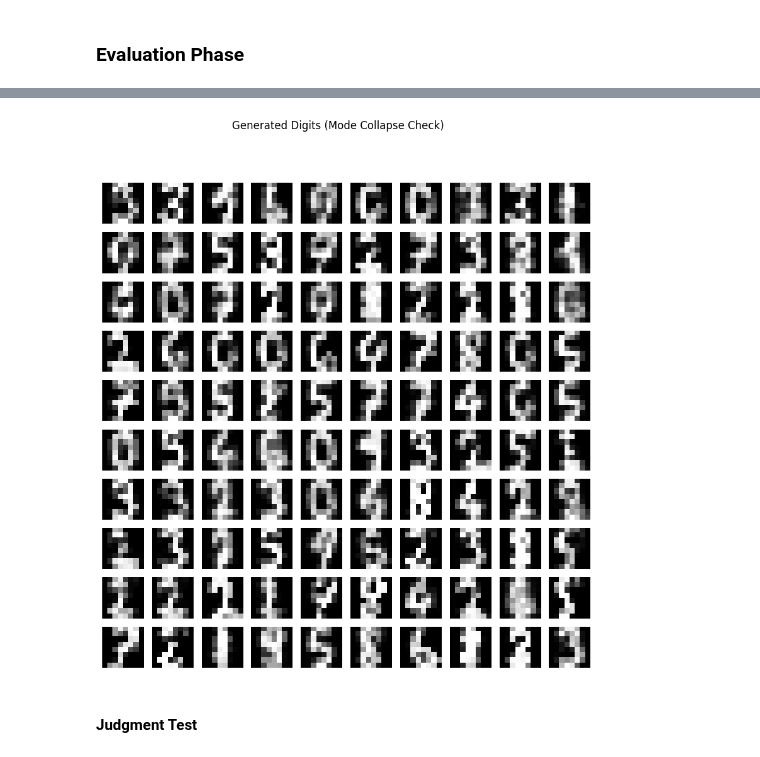
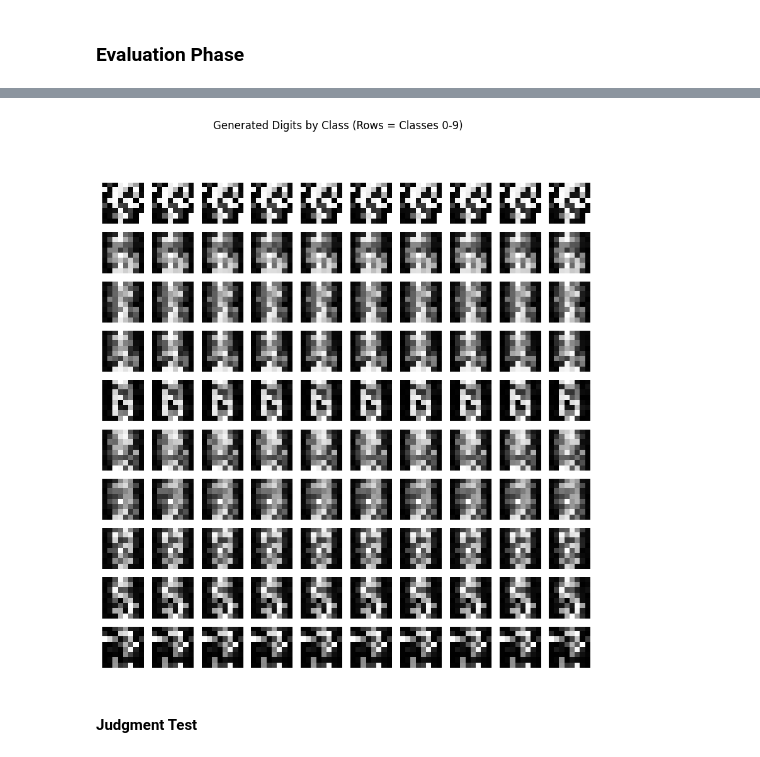
Before and after one commit to DevArtech/csc-4631-final-project, a Jupyter notebook: Quantum GAN.ipynb, the cells around one changed output, grey strips where cells are left out. Cells and saved outputs as stored; diff of their text form; code cells hidden in the pictures.

```diff
--- a/Quantum GAN.ipynb
+++ b/Quantum GAN.ipynb
@@ -66,6 +66,9 @@ print(optical_recognition_of_handwritten_digits.variables)
 
 [65 rows x 7 columns]
 # %%
+# Number of digit classes (0-9)
+num_classes = 10
+
 # Convert features to numpy, then to tensor
 X = X.to_numpy(dtype=float)  # shape (n_samples, 64)
 n_samples = X.shape[0]
@@ -77,8 +80,15 @@ X = X * 2 - 1  # [-1, 1]
 # Reshape
 X = X.reshape(n_samples, 1, 8, 8)  # (samples, channel, height, width)
 
-# Make a PyTorch dataset
+# Convert labels to numpy and create one-hot encoding
+y_numpy = y.to_numpy(dtype=int).flatten()  # shape (n_samples,)
+y_one_hot = np.eye(num_classes)[y_numpy]  # shape (n_samples, num_classes)
+
+# Make PyTorch tensors
 tensor_X = torch.tensor(X, dtype=torch.float32)
+tensor_y = torch.tensor(y_one_hot, dtype=torch.float32)
+
 print(f"Dataset loaded: {n_samples} samples, shape {X.shape}")
+print(f"Labels shape: {tensor_y.shape}, num_classes: {num_classes}")
 # %% [output]
 Dataset loaded: 5620 samples, shape (5620, 1, 8, 8)
@@ -129,11 +149,11 @@ img_shape = (1, 8, 8)
 device = torch.device("cpu")
 print(f"Using device: {device}")
 
-# Instantiate models
-gen = PatchQuantumGenerator(n_generators, n_qubits, q_depth, n_a_qubits).to(device)
-disc = Discriminator(image_size).to(device)
+# Instantiate conditional models
+gen = PatchQuantumGenerator(n_generators, n_qubits, q_depth, n_a_qubits, num_classes=num_classes).to(device)
+disc = Discriminator(image_size, num_classes=num_classes).to(device)
 
-print(f"Quantum Generator: {n_generators} sub-generators, {n_qubits} qubits each, depth {q_depth}")
+print(f"Conditional Quantum Generator: {n_generators} sub-generators, {n_qubits} qubits each, depth {q_depth}")
 print(f"Generator parameters: {sum(p.numel() for p in gen.parameters())}")
 print(f"Discriminator parameters: {sum(p.numel() for p in disc.parameters())}")
 # %% [output]
@@ -345,23 +385,36 @@ PatchQuantumGenerator(
   )
 )
 # %%
-# ensure we avoid Mode Collapse (not producing same digits over and over)
+# Generate digits conditioned on each class to verify diversity
+# Generate 10 samples per class (100 total)
 with torch.no_grad():
-    # Generate 100 random latent vectors (uniform in [0, π/2] for quantum circuit)
-    z = torch.rand(100, n_qubits, device=device) * math.pi / 2
-    fake_imgs = gen(z).cpu()
+    all_fake_imgs = []
 
-# Plot in a 10x10 grid
+    for class_idx in range(num_classes):
+        # Generate 10 random latent vectors for this class
+        z = torch.rand(10, n_qubits, device=device) * math.pi / 2
+        # Create one-hot labels for this class
+        class_labels = torch.zeros(10, num_classes, device=device)
+        class_labels[:, class_idx] = 1.0
+
+        # Generate images conditioned on this class
+        fake_imgs = gen(z, class_labels).cpu()
+        fake_imgs = fake_imgs.view(10, 1, image_size, image_size)
+        all_fake_imgs.append(fake_imgs)
+
+    # Stack all images: shape (100, 1, 8, 8)
+    all_fake_imgs = torch.cat(all_fake_imgs, dim=0)
+
+# Plot in a 10x10 grid (rows = classes, columns = samples)
 plt.figure(figsize=(10, 10))
 for i in range(100):
     plt.subplot(10, 10, i+1)
-    # The [i, 0] indexing is because shape is (batch, channel, height, width)
-    plt.imshow(fake_imgs[i, 0], cmap='gray')
+    plt.imshow(all_fake_imgs[i, 0], cmap='gray')
     plt.axis('off')
-plt.suptitle("Generated Digits (Mode Collapse Check)")
+plt.suptitle("Generated Digits by Class (Rows = Classes 0-9)")
 plt.show()
 # %% [output]
-[figure, old version]
+[figure, new version]
 # %% [markdown]
 #### Judgment Test
 # %%
```
Also changed, not shown: parts of 16 cells of this notebook, 2 other files.
